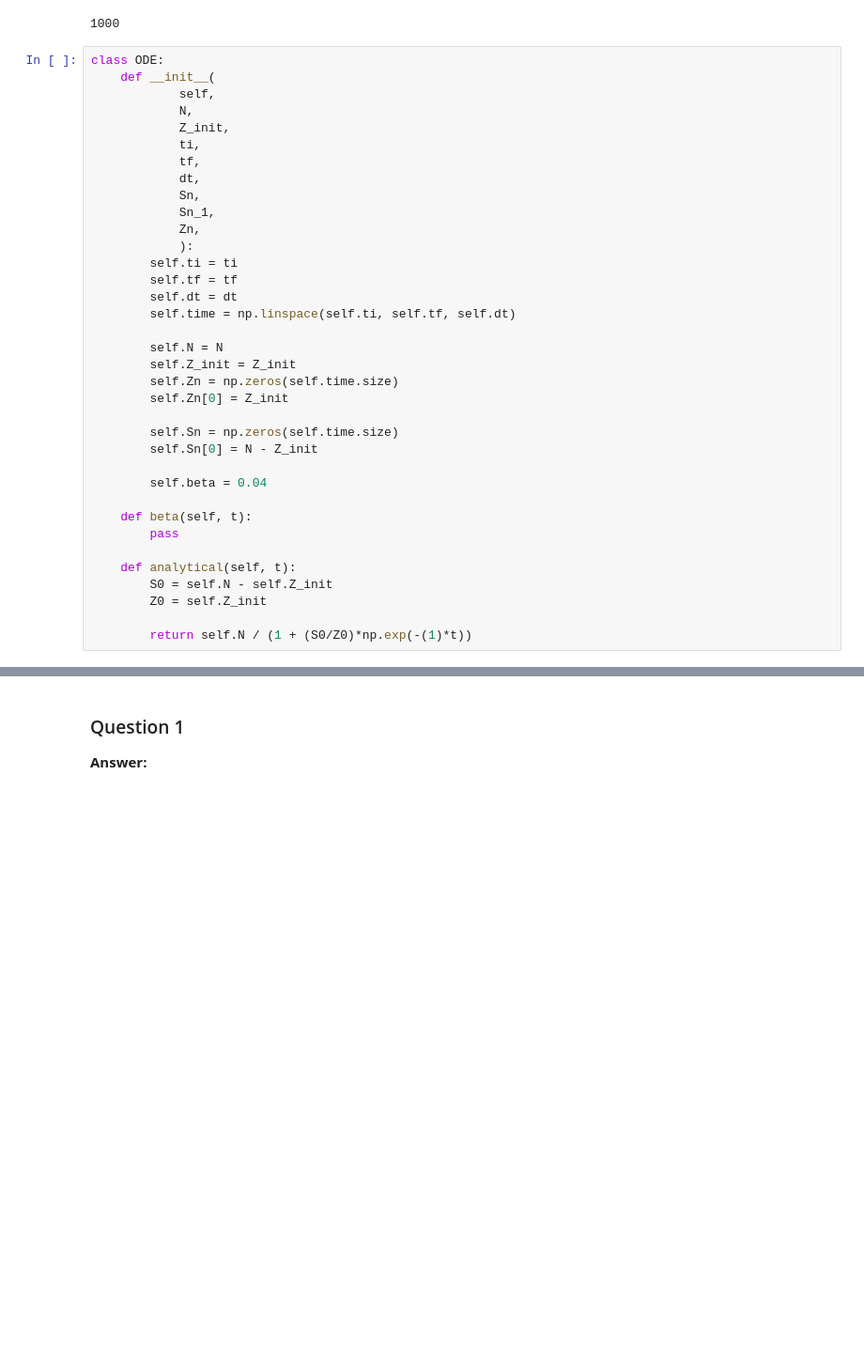
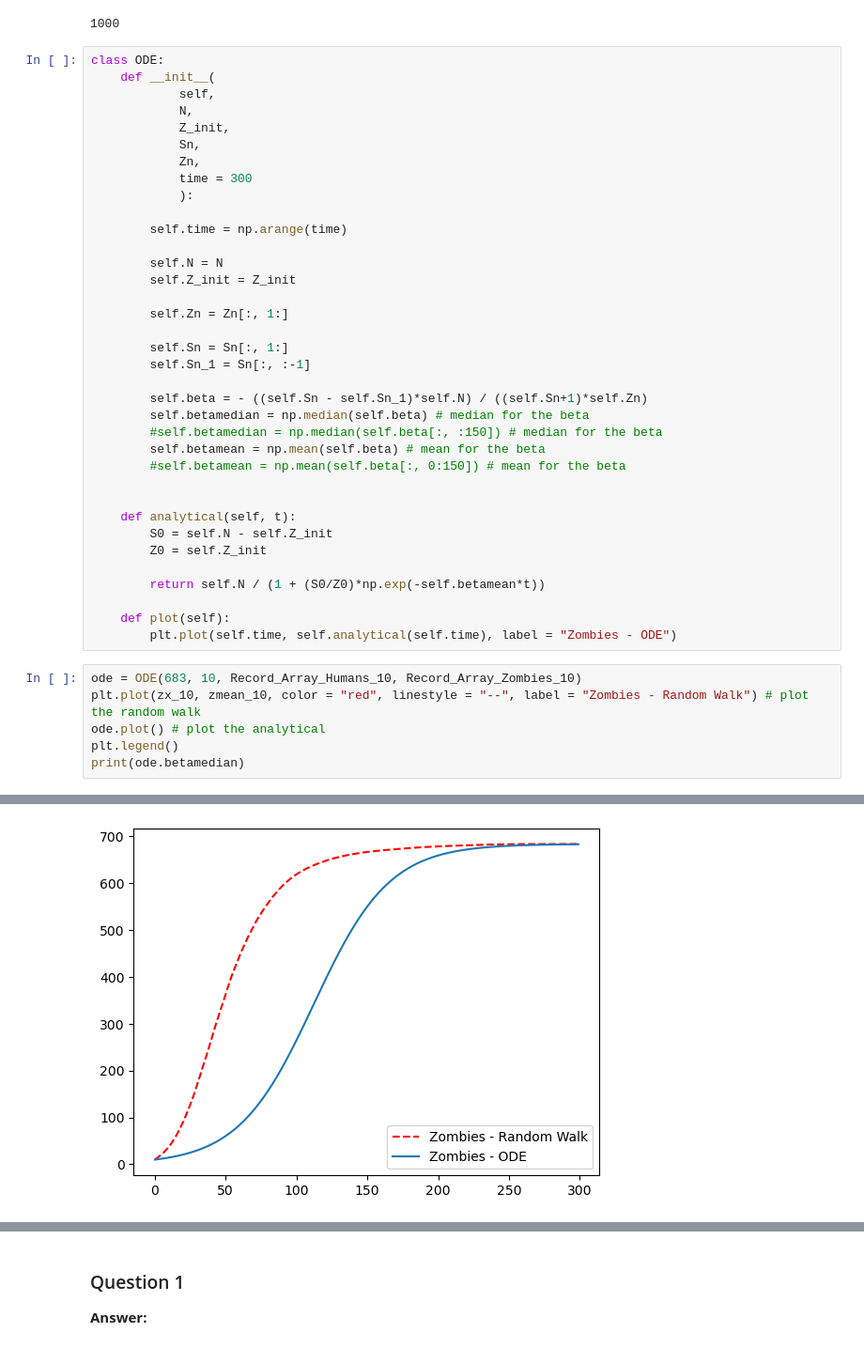
Before and after one commit to MOD510-2023/Project-4, a Jupyter notebook: project4.ipynb, the cells around one changed output, grey strips where cells are left out. Shown: that part at 94% size. Saved outputs shown, nothing was run; the diff lists cells and outputs as text; blank space fills up the shorter version.

```diff
--- a/project4.ipynb
+++ b/project4.ipynb
@@ -309,33 +342,40 @@ class ODE:
             self,
             N,
             Z_init,
-            ti,
-            tf,
-            dt,
             Sn,
-            Sn_1,
             Zn,
+            time = 300
             ):
-        self.ti = ti
-        self.tf = tf
-        self.dt = dt
-        self.time = np.linspace(self.ti, self.tf, self.dt)
+
+        self.time = np.arange(time)
 
         self.N = N
         self.Z_init = Z_init
-        self.Zn = np.zeros(self.time.size)
-        self.Zn[0] = Z_init
 
-        self.Sn = np.zeros(self.time.size)
-        self.Sn[0] = N - Z_init
+        self.Zn = Zn[:, 1:]
 
-        self.beta = 0.04
+        self.Sn = Sn[:, 1:]
+        self.Sn_1 = Sn[:, :-1]
 
-    def beta(self, t):
-        pass
+        self.beta = - ((self.Sn - self.Sn_1)*self.N) / ((self.Sn+1)*self.Zn)
+        self.betamedian = np.median(self.beta) # median for the beta
+        #self.betamedian = np.median(self.beta[:, :150]) # median for the beta
+        self.betamean = np.mean(self.beta) # mean for the beta
+        #self.betamean = np.mean(self.beta[:, 0:150]) # mean for the beta
+
 
     def analytical(self, t):
         S0 = self.N - self.Z_init
         Z0 = self.Z_init
 
-        return self.N / (1 + (S0/Z0)*np.exp(-(1)*t))
+        return self.N / (1 + (S0/Z0)*np.exp(-self.betamean*t))
+
+    def plot(self):
+        plt.plot(self.time, self.analytical(self.time), label = "Zombies - ODE")
+# %%
+ode = ODE(683, 10, Record_Array_Humans_10, Record_Array_Zombies_10)
+plt.plot(zx_10, zmean_10, color = "red", linestyle = "--", label = "Zombies - Random Walk") # plot the random walk
+ode.plot() # plot the analytical
+plt.legend()
+print(ode.betamedian)
+# %% [output]
@@ -342,3 +383,4 @@ class ODE:
+[figure, added]
 # %%
 N = 683
 
```
Also changed, not shown: parts of 5 cells of this notebook.
